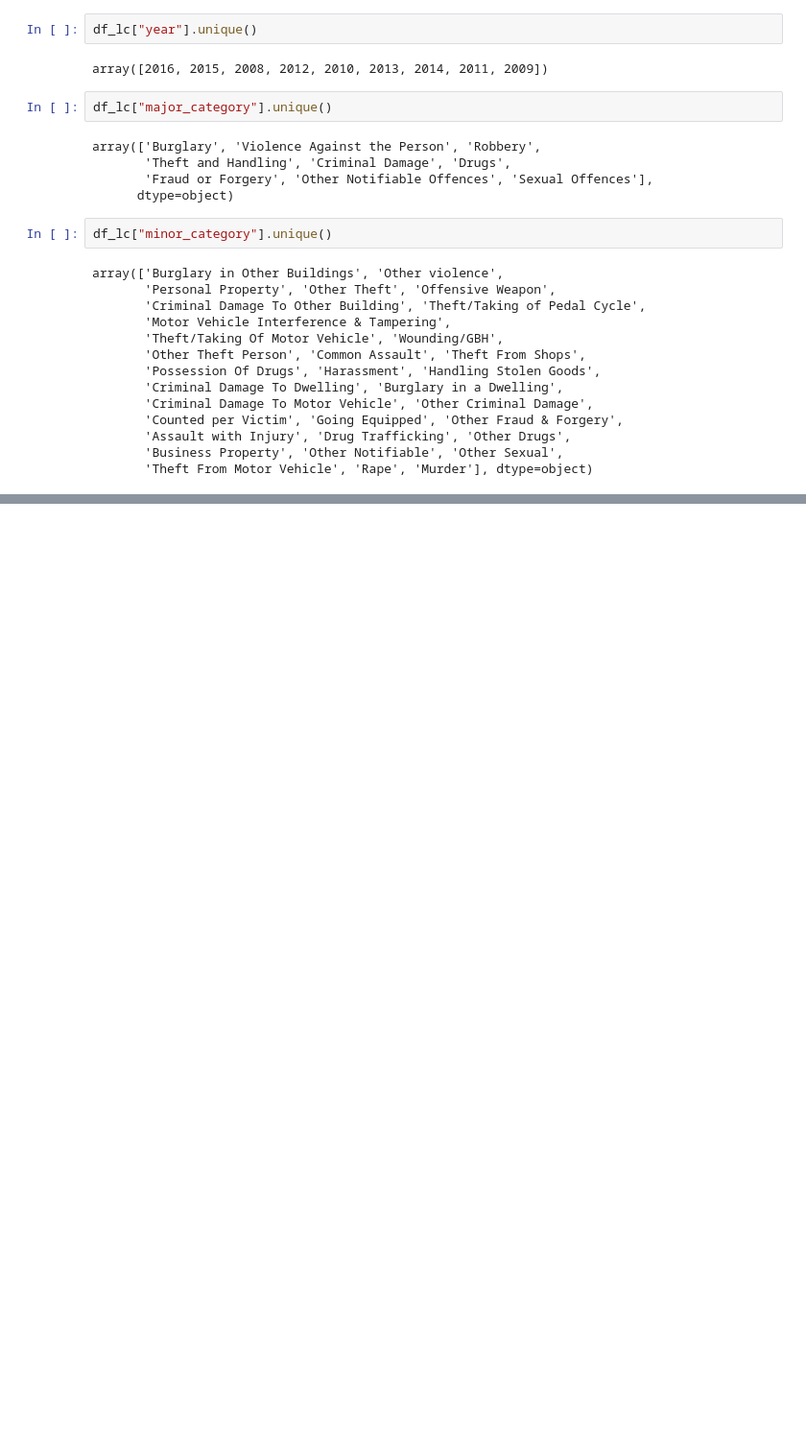
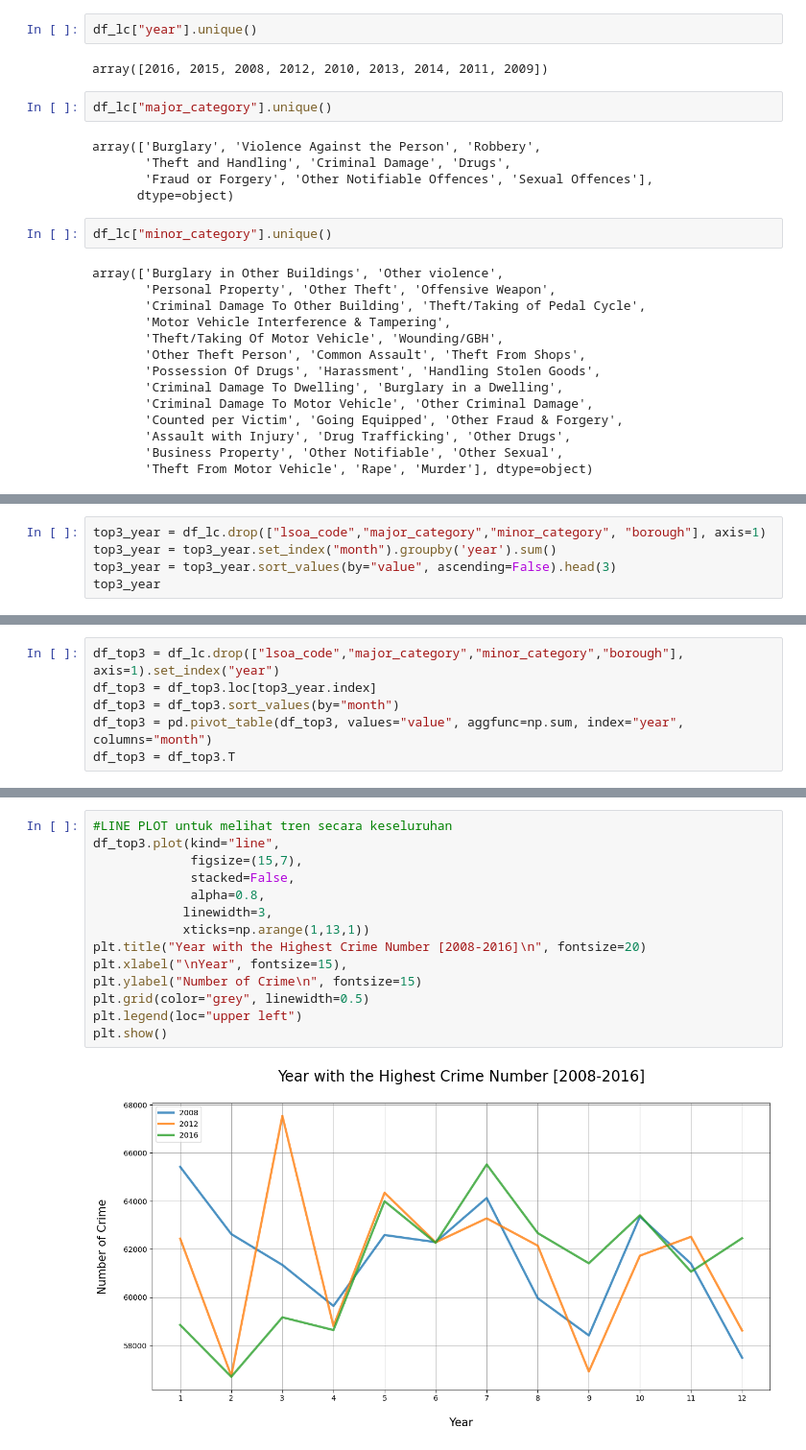
Before and after one commit to mfarizky/H8_5, a Jupyter notebook: assignment/PYTN_Assgn_1_5_Rijal.ipynb, the cells around one changed output, grey strips where cells are left out. Shown at 96% size. Cells and saved outputs as stored; diff of their text form; blank space fills up the shorter version.

```diff
--- a/assignment/PYTN_Assgn_1_5_Rijal.ipynb
+++ b/assignment/PYTN_Assgn_1_5_Rijal.ipynb
@@ -97,0 +116,5 @@ array([11,  5,  3,  6,  7,  4,  9,  8, 12,  1, 10,  2])
+# %%
+top3_year = df_lc.drop(["lsoa_code","major_category","minor_category", "borough"], axis=1)
+top3_year = top3_year.set_index("month").groupby('year').sum()
+top3_year = top3_year.sort_values(by="value", ascending=False).head(3)
+top3_year
@@ -97,0 +131,6 @@ array([11,  5,  3,  6,  7,  4,  9,  8, 12,  1, 10,  2])
+# %%
+df_top3 = df_lc.drop(["lsoa_code","major_category","minor_category","borough"], axis=1).set_index("year")
+df_top3 = df_top3.loc[top3_year.index]
+df_top3 = df_top3.sort_values(by="month")
+df_top3 = pd.pivot_table(df_top3, values="value", aggfunc=np.sum, index="year", columns="month")
+df_top3 = df_top3.T
@@ -97,0 +154,16 @@ array([11,  5,  3,  6,  7,  4,  9,  8, 12,  1, 10,  2])
+# %%
+#LINE PLOT untuk melihat tren secara keseluruhan
+df_top3.plot(kind="line",
+             figsize=(15,7),
+             stacked=False,
+             alpha=0.8,
+            linewidth=3,
+            xticks=np.arange(1,13,1))
+plt.title("Year with the Highest Crime Number [2008-2016]\n", fontsize=20)
+plt.xlabel("\nYear", fontsize=15),
+plt.ylabel("Number of Crime\n", fontsize=15)
+plt.grid(color="grey", linewidth=0.5)
+plt.legend(loc="upper left")
+plt.show()
+# %% [output]
+[figure, added]
```
Also changed, not shown: parts of 39 cells of this notebook.
